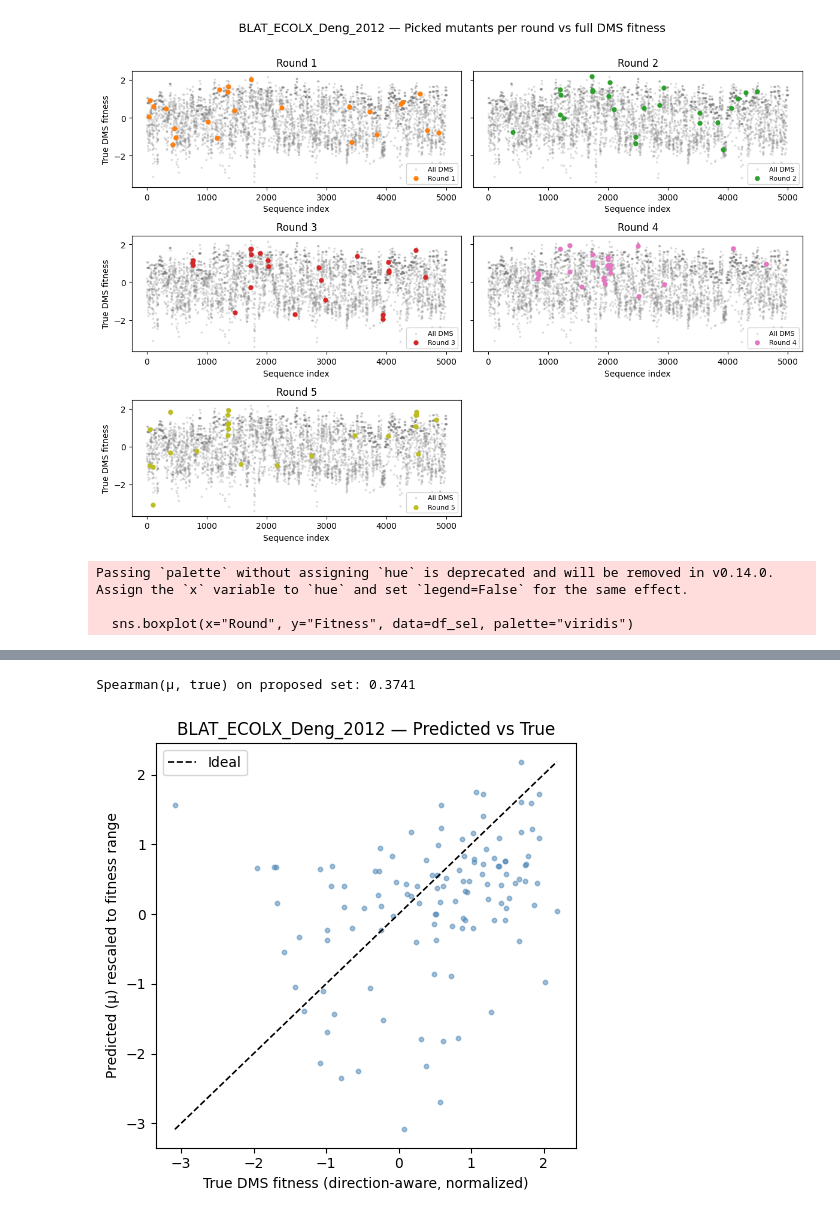
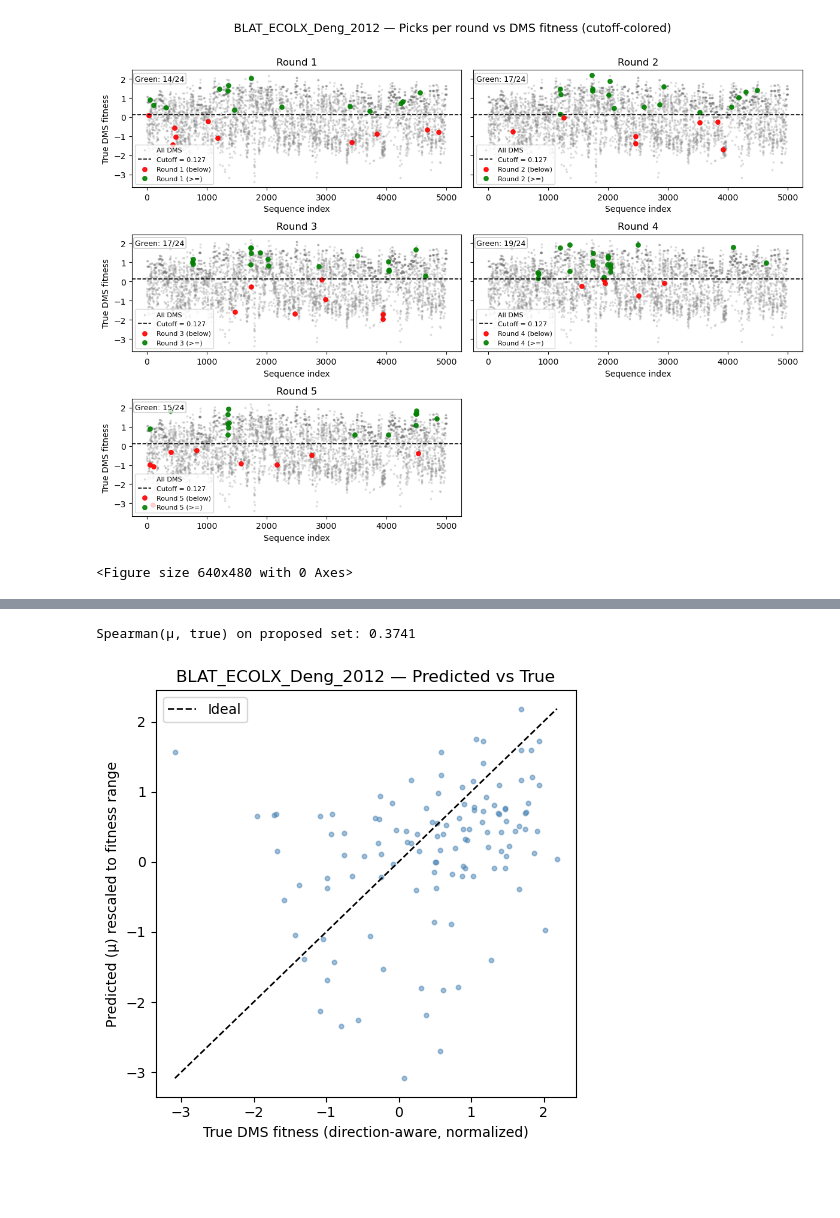
Before and after one commit to theerapas/Rosaloid, a Jupyter notebook: esm_ngb.ipynb, the cells around one changed output, grey strips where cells are left out. Drawn from its saved outputs; the diff is of its cells as text; code cells hidden in the pictures; blank space fills up the shorter version.

Commit message:
DMS Bin cutoff visualize

```diff
--- a/esm_ngb.ipynb
+++ b/esm_ngb.ipynb
@@ -487,6 +475,9 @@ def load_problem_analysis(dms_id: str):
     wt = str(row.iloc[0]["target_seq"]).strip().upper()
     direction = int(row.iloc[0]["raw_DMS_directionality"])  # 1=higher better, -1=lower better
     assert direction in (1,-1)
+
+    # try to read cutoff (raw score units) from the reference table
+    cutoff_raw = row.iloc[0].get("DMS_binarization_cutoff", np.nan)
 
     assert dms_id in DMS_ID_TO_FILE, f"No DMS file mapped for {dms_id} in DMS_ID_TO_FILE"
     dms_path = DMS_ID_TO_FILE[dms_id]
@@ -504,19 +495,27 @@ def load_problem_analysis(dms_id: str):
     # Direction-aware score → make larger = better
     dms["score_directed"] = dms[RAW_SCORE_COL].astype(float) * float(direction)
 
-    # Z-score normalization
+    # Z-score normalization (keep mu/sd for transforming cutoff)
     if USE_ZSCORE:
         mu = dms["score_directed"].mean()
         sd = dms["score_directed"].std(ddof=0) + 1e-8
         dms["fitness"] = (dms["score_directed"] - mu) / sd
     else:
+        mu = dms["score_directed"].mean()
+        sd = dms["score_directed"].std(ddof=0) + 1e-8
         dms["fitness"] = dms["score_directed"]
 
-    # For convenience in plotting/joins, expose a 'seq' column
+    # transform cutoff (raw → direction-aware → plotted fitness space)
+    cutoff_fitness = np.nan
+    if pd.notna(cutoff_raw):
+        cutoff_directed = float(cutoff_raw) * float(direction)
+        cutoff_fitness = (cutoff_directed - mu) / sd if USE_ZSCORE else cutoff_directed
+
     dms = dms.rename(columns={SEQ_COL: "seq"})
-    return wt, dms
+    return wt, dms, cutoff_fitness
 
-WT_analysis, dms = load_problem_analysis(DMS_ID_TO_RUN)
+
+WT_analysis, dms, cutoff_fitness = load_problem_analysis(DMS_ID_TO_RUN)
 truth = dict(zip(dms["seq"], dms["fitness"]))
 
 def y_of(seqs):
@@ -576,23 +575,49 @@ print(" mean:", float(dms["fitness"].mean()))
 print(" max :", float(dms["fitness"].max()))
 print(" mode:", dms["fitness"].mode().tolist()[:3])
 
-# === 3) Scatter plots: picked per round on top of full landscape ===
+# === 3) Scatter plots: picked per round on top of full landscape (with cutoff coloring) ===
 rounds_for_plot = [sels.get(i, []) for i in range(1, N_ROUNDS+1)]
-colors = ["tab:orange","tab:green","tab:red","tab:pink","tab:olive","tab:purple","tab:brown","tab:cyan"]
-
 rows = int(np.ceil((N_ROUNDS)/2))
 cols = 2
 fig, axes = plt.subplots(rows, cols, figsize=(12, 3.0*rows), sharey=True)
-axes = np.array(axes).reshape(-1)  # flatten
+axes = np.array(axes).reshape(-1)
 
 for i in range(N_ROUNDS):
     ax = axes[i]
     sel = rounds_for_plot[i] if i < len(rounds_for_plot) else []
-    color = colors[i % len(colors)]
-    sel_idx = dms.index[dms["seq"].isin(sel)]
+
+    # all DMS background
     ax.scatter(range(len(dms)), dms["fitness"], s=3, alpha=0.2, color="gray", label="All DMS")
-    if len(sel_idx) > 0:
-        ax.scatter(sel_idx, dms.loc[sel_idx, "fitness"], color=color, s=25, label=f"Round {i+1}")
+
+    # add cutoff line if available
+    if pd.notna(cutoff_fitness):
+        ax.axhline(y=cutoff_fitness, linestyle='--', linewidth=1.2, color='k',
+                   label=f"Cutoff = {cutoff_fitness:.3f}")
+
+    # selected for this round → split by cutoff and color
+    if len(sel):
+        sel_idx = dms.index[dms["seq"].isin(sel)]
+        y_sel = dms.loc[sel_idx, "fitness"].to_numpy()
+
+        if pd.notna(cutoff_fitness):
+            is_green = (y_sel >= cutoff_fitness)
+        else:
+            # fallback (no cutoff): treat all as red for visibility
+            is_green = np.array([False]*len(y_sel))
+
+        # plot reds (below cutoff)
+        if (~is_green).any():
+            ax.scatter(sel_idx[~is_green], y_sel[~is_green], s=28, alpha=0.9, color="red", label=f"Round {i+1} (below)")
+        # plot greens (>= cutoff)
+        if (is_green).any():
+            ax.scatter(sel_idx[is_green], y_sel[is_green], s=28, alpha=0.9, color="green", label=f"Round {i+1} (>=)")
+
+        # count greens
+        green_cnt = int(is_green.sum())
+        ax.text(0.01, 0.96, f"Green: {green_cnt}/{len(y_sel)}",
+                transform=ax.transAxes, ha="left", va="top",
+                fontsize=9, bbox=dict(boxstyle="round,pad=0.2", fc="white", ec="0.7", alpha=0.8))
+
     ax.set_title(f"Round {i+1}")
     if (i % 2) == 0:
         ax.set_ylabel("True DMS fitness")
@@ -602,6 +627,17 @@ for i in range(N_ROUNDS):
 # Hide any unused subplots
 for j in range(N_ROUNDS, len(axes)):
     fig.delaxes(axes[j])
+
+fig.suptitle(f"{DMS_ID_TO_RUN} — Picks per round vs DMS fitness (cutoff-colored)", fontsize=14)
+plt.tight_layout(rect=[0, 0, 1, 0.97])
+plt.show()
+
+
+# Hide any unused subplots
+for j in range(len(axes)):
+    if j >= N_ROUNDS:
+        axes[j].set_visible(False)
+
 
 fig.suptitle(f"{DMS_ID_TO_RUN} — Picked mutants per round vs full DMS fitness", fontsize=14)
 plt.tight_layout(rect=[0, 0, 1, 0.97])
@@ -722,4 +758,2 @@ DMS fitness stats (after direction & z-score):
-[figure, old version]
+[figure, new version]
-Passing `palette` without assigning `hue` is deprecated and will be removed in v0.14.0. Assign the `x` variable to `hue` and set `legend=False` for the same effect.
-
-  sns.boxplot(x="Round", y="Fitness", data=df_sel, palette="viridis")
+<Figure size 640x480 with 0 Axes>
@@ -726,3 +763,3 @@ Passing `palette` without assigning `hue` is deprecated and will be removed in v
 [figure]
-Spearman(μ, true) on proposed set: 0.3741
+Spearman(μ, true) on proposed set: 0.3741
 [figure]
```
Also changed, not shown: parts of 3 cells of this notebook, 2 other files.
